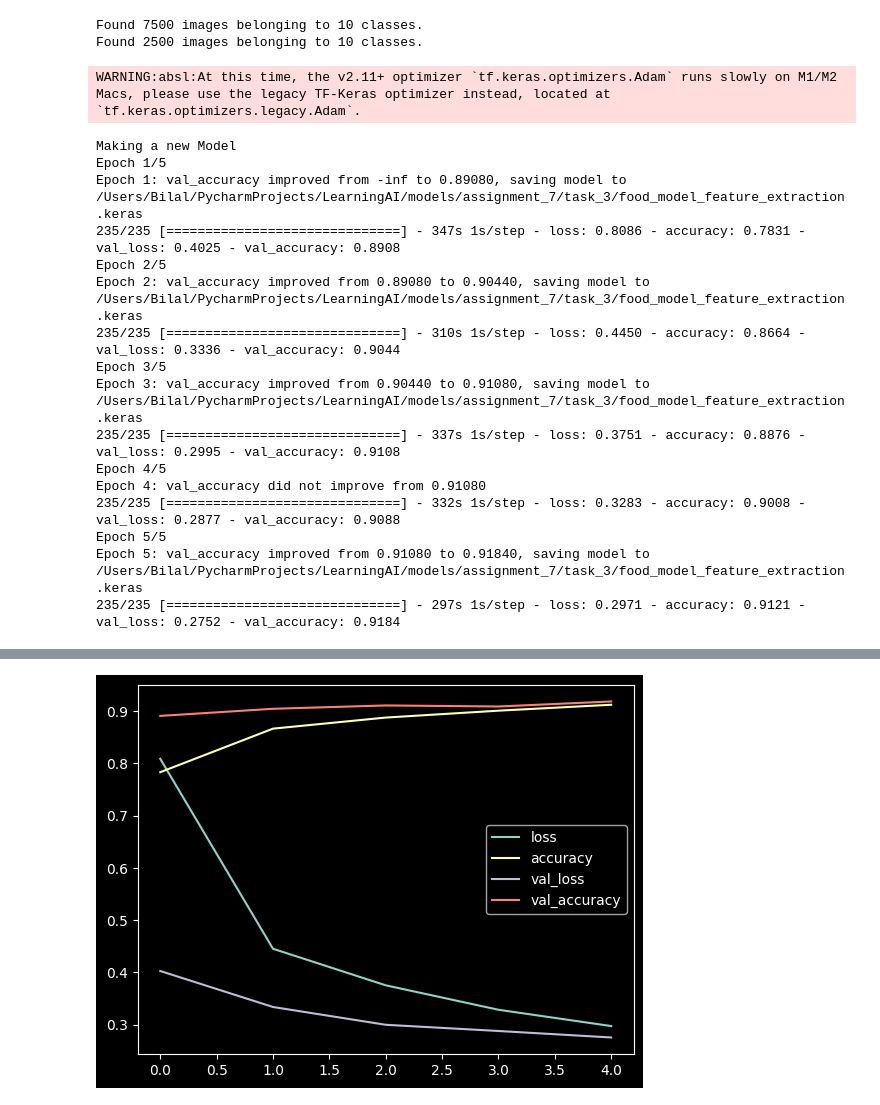
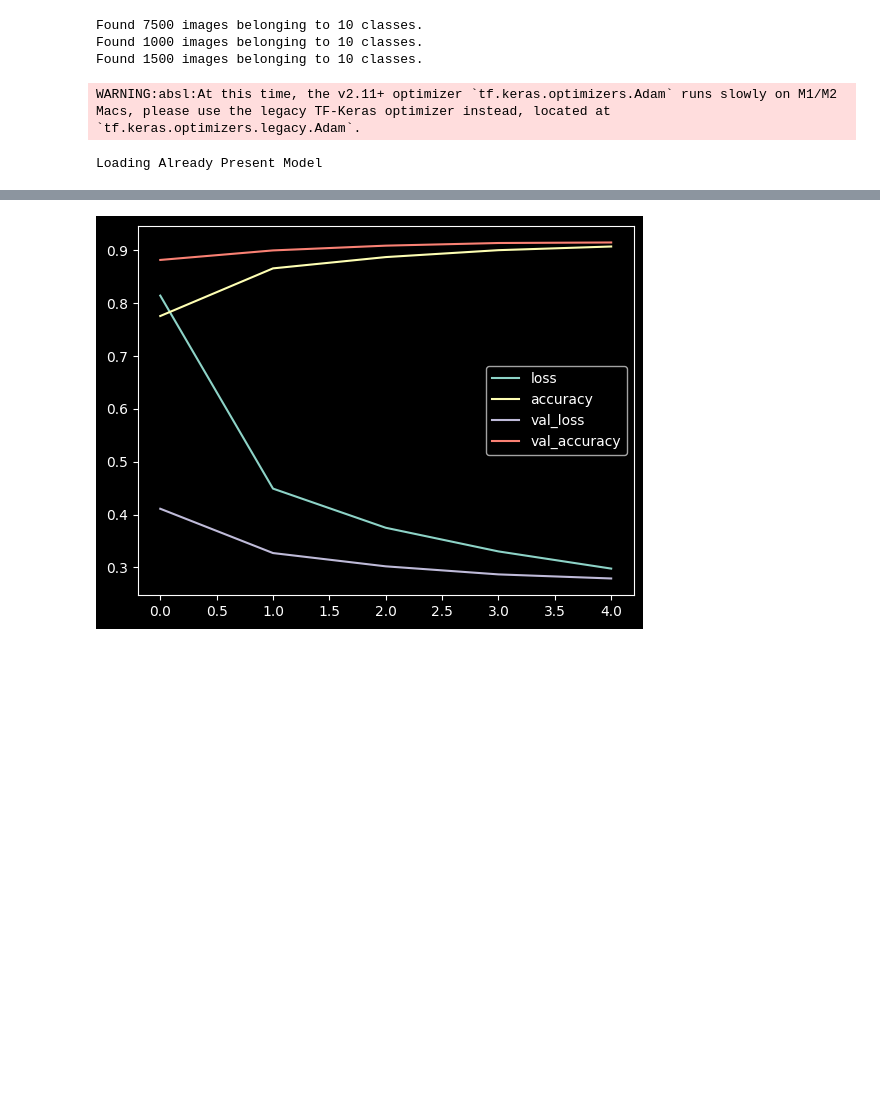
Before and after one commit to Muhammad-Bilal1605/LearningAI, a Jupyter notebook: scripts/assignment_7/assignment_7_task_3_feature_extraction.ipynb, the cells around one changed output, grey strips where cells are left out. Drawn from its saved outputs; the diff is of its cells as text; code cells hidden in the pictures; blank space fills up the shorter version.

```diff
--- a/scripts/assignment_7/assignment_7_task_3_feature_extraction.ipynb
+++ b/scripts/assignment_7/assignment_7_task_3_feature_extraction.ipynb
@@ -16,9 +16,8 @@ tf.random.set_seed(42)
 # Preprocess data (get all of the pixel values between 1 and 0, also called scaling/normalization)
 train_datagen = ImageDataGenerator(rescale=1. / 255)
 
-valid_datagen = ImageDataGenerator(rescale=1. / 255)
+valid_datagen = ImageDataGenerator(rescale=1. / 255, validation_split=0.4)
 # %%
-valid_datagen = ImageDataGenerator(rescale=1. / 255)
 SAVE_DIR = "/Users/Bilal/PycharmProjects/LearningAI/models/assignment_7/task_3"
 MODEL_PATH = f"{SAVE_DIR}/food_model_feature_extraction.keras"
 HISTORY_PATH = f"{SAVE_DIR}/history_feature_extraction.pkl"
@@ -35,18 +34,27 @@ train_data = train_datagen.flow_from_directory(
     class_mode="categorical"
 )
 
+validation_data = valid_datagen.flow_from_directory(
+    test_dir,
+    target_size=(224, 224),
+    batch_size=32,
+    class_mode="categorical",
+    subset="validation"
+)
+
 test_data = valid_datagen.flow_from_directory(
     test_dir,
-    color_mode="rgb",
+    target_size=(224, 224),
     batch_size=32,
-    target_size=(224, 224),
-    class_mode="categorical"
+    class_mode="categorical",
+    subset="training"
 )
 
 efficientnet_url = "https://tfhub.dev/tensorflow/efficientnet/b0/feature-vector/1"
 # %% [output]
 Found 7500 images belonging to 10 classes.
-Found 2500 images belonging to 10 classes.
+Found 1000 images belonging to 10 classes.
+Found 1500 images belonging to 10 classes.
 # %%
 IMAGE_SHAPE = (224, 224)
 # %%
@@ -79,7 +87,10 @@ checkpoint = tf.keras.callbacks.ModelCheckpoint(
 
 if os.path.exists(MODEL_PATH) and os.path.exists(HISTORY_PATH):
     print("Loading Already Present Model")
-    model = tf.keras.models.load_model(MODEL_PATH)
+    model = tf.keras.models.load_model(
+        MODEL_PATH,
+        custom_objects={'KerasLayer': hub.KerasLayer}
+    )
     history = joblib.load(HISTORY_PATH)
     #evaulation
     pd.DataFrame(history).plot()
@@ -87,8 +98,7 @@ if os.path.exists(MODEL_PATH) and os.path.exists(HISTORY_PATH):
 else:
     print("Making a new Model")
 
-    history = model.fit(train_data, epochs=5, steps_per_epoch=len(train_data), validation_data=test_data,
-                        validation_steps=len(test_data), callbacks=[checkpoint])
+    history = model.fit(train_data, epochs=5, validation_data=validation_data, callbacks=[checkpoint])
     model.save(MODEL_PATH)
     #savng history
     joblib.dump(history.history, HISTORY_PATH)
@@ -96,19 +106,4 @@ else:
     #evaluation
     pd.DataFrame(history.history).plot()
 # %% [output]
-Making a new Model
-Epoch 1/5
-Epoch 1: val_accuracy improved from -inf to 0.89080, saving model to /Users/Bilal/PycharmProjects/LearningAI/models/assignment_7/task_3/food_model_feature_extraction.keras
-235/235 [==============================] - 347s 1s/step - loss: 0.8086 - accuracy: 0.7831 - val_loss: 0.4025 - val_accuracy: 0.8908
-Epoch 2/5
-Epoch 2: val_accuracy improved from 0.89080 to 0.90440, saving model to /Users/Bilal/PycharmProjects/LearningAI/models/assignment_7/task_3/food_model_feature_extraction.keras
-235/235 [==============================] - 310s 1s/step - loss: 0.4450 - accuracy: 0.8664 - val_loss: 0.3336 - val_accuracy: 0.9044
-Epoch 3/5
-Epoch 3: val_accuracy improved from 0.90440 to 0.91080, saving model to /Users/Bilal/PycharmProjects/LearningAI/models/assignment_7/task_3/food_model_feature_extraction.keras
-235/235 [==============================] - 337s 1s/step - loss: 0.3751 - accuracy: 0.8876 - val_loss: 0.2995 - val_accuracy: 0.9108
-Epoch 4/5
-Epoch 4: val_accuracy did not improve from 0.91080
-235/235 [==============================] - 332s 1s/step - loss: 0.3283 - accuracy: 0.9008 - val_loss: 0.2877 - val_accuracy: 0.9088
-Epoch 5/5
-Epoch 5: val_accuracy improved from 0.91080 to 0.91840, saving model to /Users/Bilal/PycharmProjects/LearningAI/models/assignment_7/task_3/food_model_feature_extraction.keras
-235/235 [==============================] - 297s 1s/step - loss: 0.2971 - accuracy: 0.9121 - val_loss: 0.2752 - val_accuracy: 0.9184
+Loading Already Present Model
@@ -115 +111 @@ Epoch 5: val_accuracy improved from 0.91080 to 0.91840, saving model to /Users/B
-[figure, old version]
+[figure, new version]
```
Also changed, not shown: parts of 3 cells of this notebook, 3 other files.
